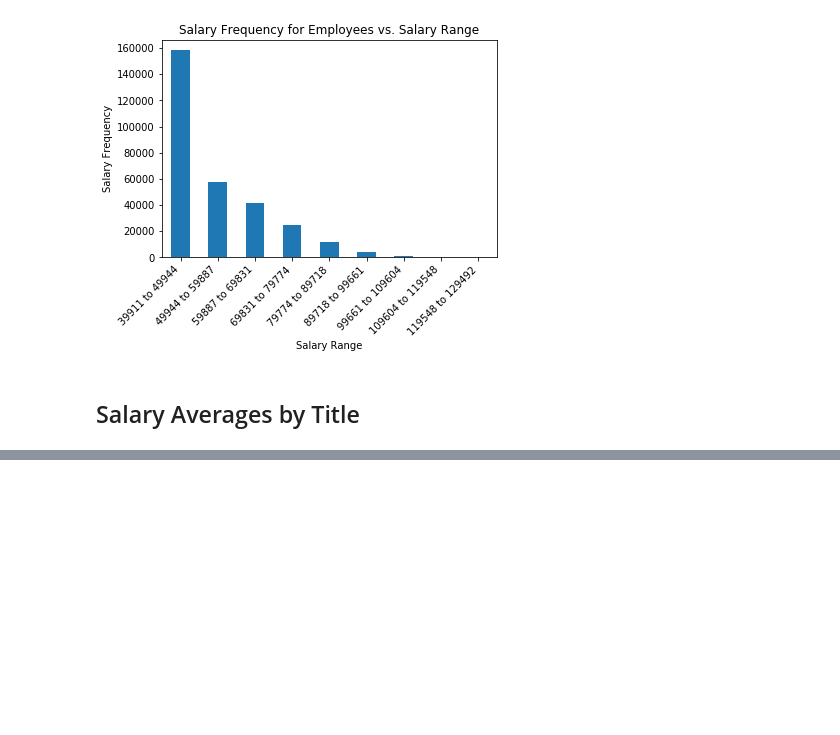
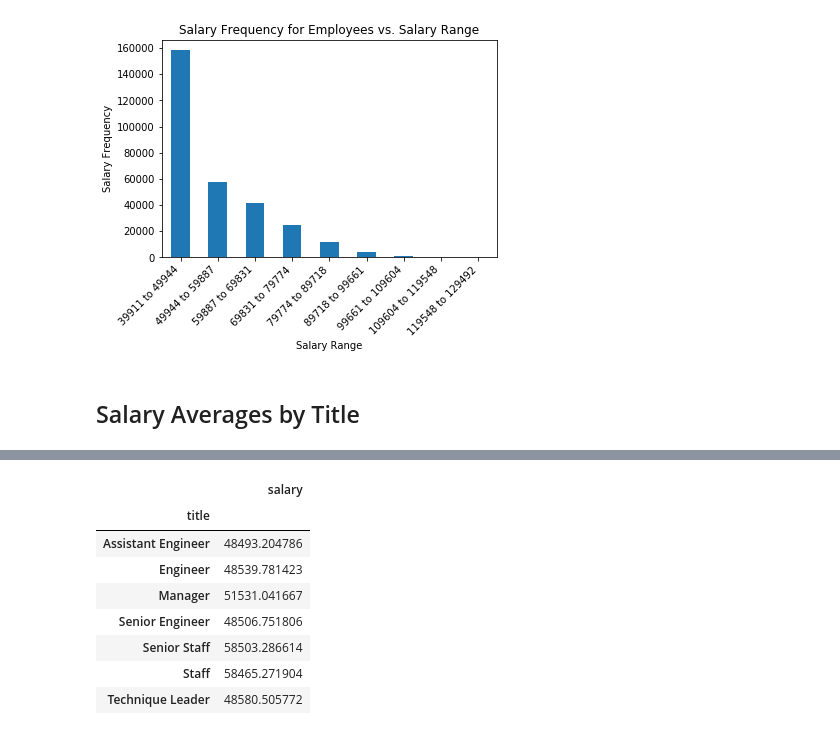
Before and after one commit to Gendo90/sql-challenge, a Jupyter notebook: EmployeeSQL/Analysis/Salary Check from DB.ipynb, the cells around one changed output, grey strips where cells are left out. Cells and saved outputs as stored; diff of their text form; code cells hidden in the pictures; blank space fills up the shorter version.

```diff
--- a/EmployeeSQL/Analysis/Salary Check from DB.ipynb
+++ b/EmployeeSQL/Analysis/Salary Check from DB.ipynb
@@ -104,0 +108,13 @@ There are 0 records of salaries and titles
+# %%
+title_avg_salary = title_and_salary_df.groupby("title").mean()
+title_avg_salary
+# %% [output]
+|  | salary |
+| title |  |
+| Assistant Engineer | 48493.204786 |
+| Engineer | 48539.781423 |
+| Manager | 51531.041667 |
+| Senior Engineer | 48506.751806 |
+| Senior Staff | 58503.286614 |
+| Staff | 58465.271904 |
+| Technique Leader | 48580.505772 |
```
Also changed, not shown: parts of 5 cells of this notebook.
